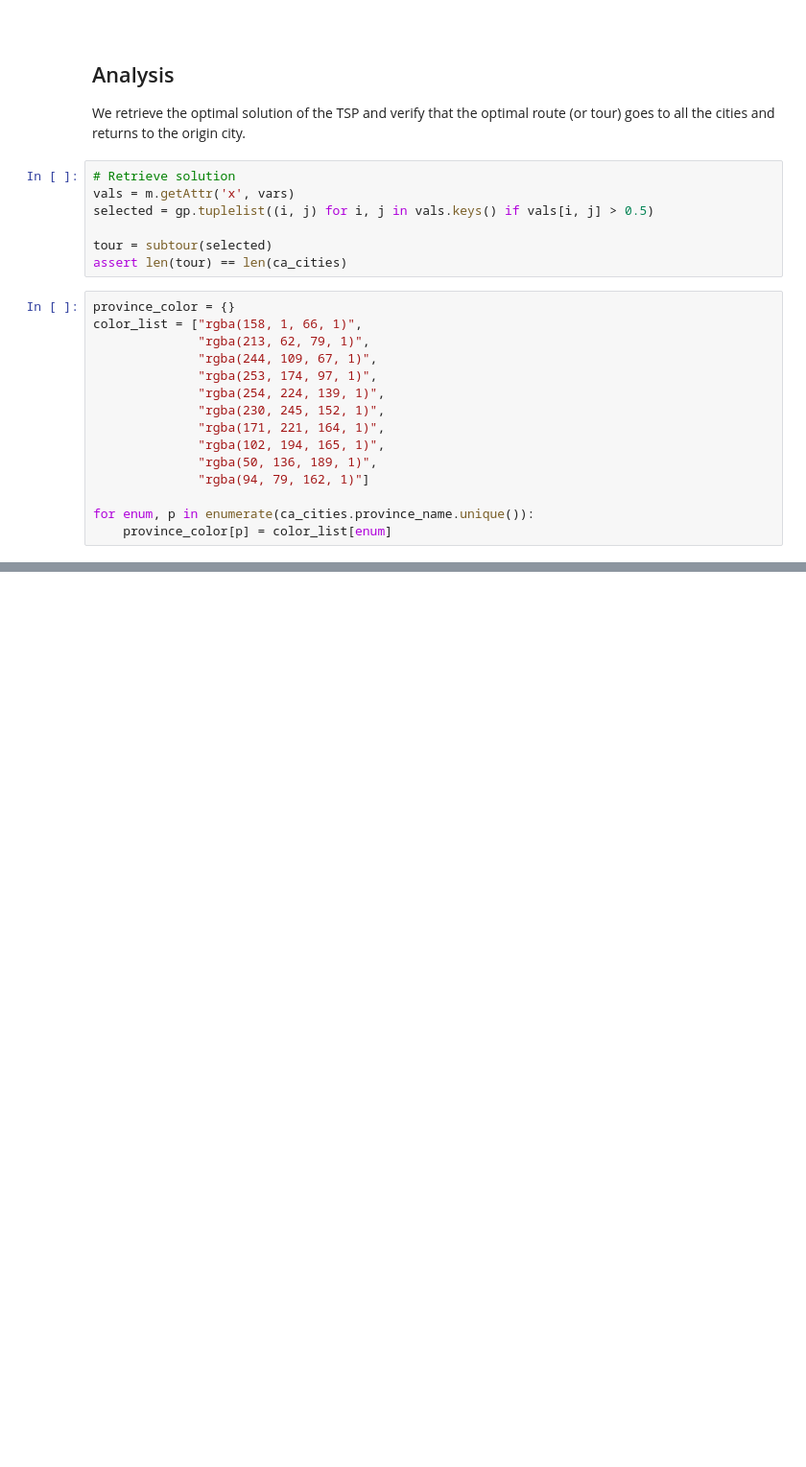
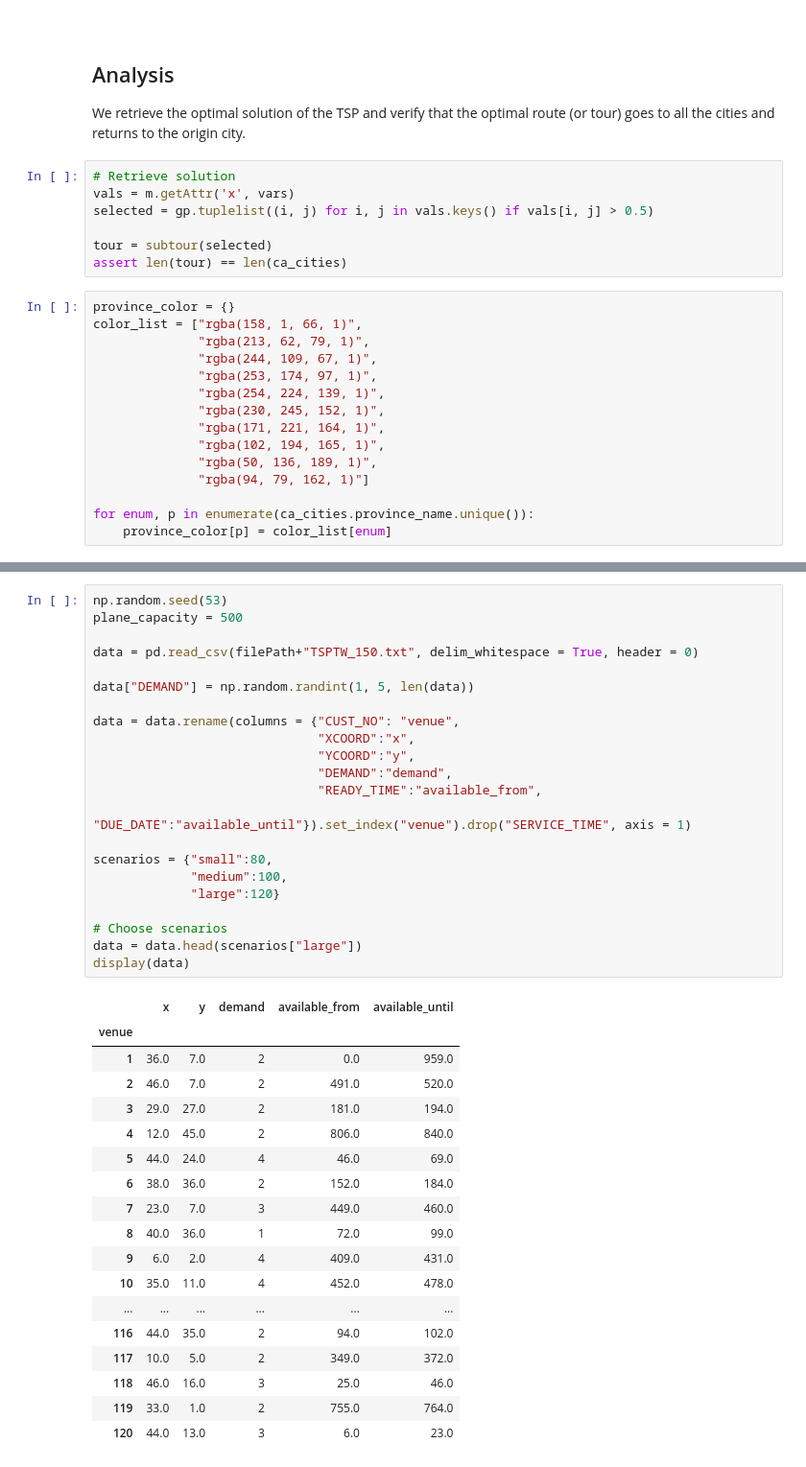
Before and after one commit to yingfangliang/concert-tour-routing, a Jupyter notebook: Concert Tour Routing Plan Optimization.ipynb, the cells around one changed output, grey strips where cells are left out. Shown at 96% size. Cells and saved outputs as stored; diff of their text form; blank space fills up the shorter version.

Commit message:
added implementation on synthetic data

```diff
--- a/Concert Tour Routing Plan Optimization.ipynb
+++ b/Concert Tour Routing Plan Optimization.ipynb
@@ -327,0 +341,41 @@ ca_map
+# %%
+np.random.seed(53)
+plane_capacity = 500
+
+data = pd.read_csv(filePath+"TSPTW_150.txt", delim_whitespace = True, header = 0)
+
+data["DEMAND"] = np.random.randint(1, 5, len(data))
+
+data = data.rename(columns = {"CUST_NO": "venue",
+                              "XCOORD":"x",
+                              "YCOORD":"y",
+                              "DEMAND":"demand",
+                              "READY_TIME":"available_from",
+                              "DUE_DATE":"available_until"}).set_index("venue").drop("SERVICE_TIME", axis = 1)
+
+scenarios = {"small":80,
+             "medium":100,
+             "large":120}
+
+# Choose scenarios
+data = data.head(scenarios["large"])
+display(data)
+# %% [output]
+|  | x | y | demand | available_from | available_until |
+| venue |  |  |  |  |  |
+| 1 | 36.0 | 7.0 | 2 | 0.0 | 959.0 |
+| 2 | 46.0 | 7.0 | 2 | 491.0 | 520.0 |
+| 3 | 29.0 | 27.0 | 2 | 181.0 | 194.0 |
+| 4 | 12.0 | 45.0 | 2 | 806.0 | 840.0 |
+| 5 | 44.0 | 24.0 | 4 | 46.0 | 69.0 |
+| 6 | 38.0 | 36.0 | 2 | 152.0 | 184.0 |
+| 7 | 23.0 | 7.0 | 3 | 449.0 | 460.0 |
+| 8 | 40.0 | 36.0 | 1 | 72.0 | 99.0 |
+| 9 | 6.0 | 2.0 | 4 | 409.0 | 431.0 |
+| 10 | 35.0 | 11.0 | 4 | 452.0 | 478.0 |
+| ... | ... | ... | ... | ... | ... |
+| 116 | 44.0 | 35.0 | 2 | 94.0 | 102.0 |
+| 117 | 10.0 | 5.0 | 2 | 349.0 | 372.0 |
+| 118 | 46.0 | 16.0 | 3 | 25.0 | 46.0 |
+| 119 | 33.0 | 1.0 | 2 | 755.0 | 764.0 |
+| 120 | 44.0 | 13.0 | 3 | 6.0 | 23.0 |
```
Also changed, not shown: parts of 16 cells of this notebook.
